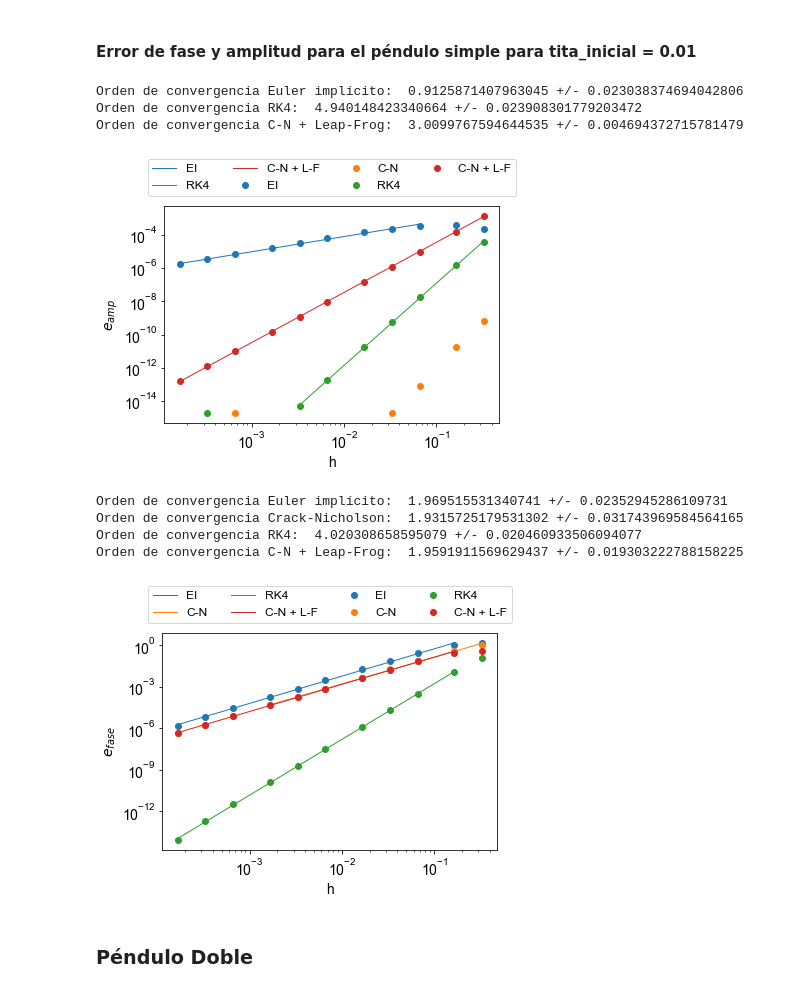
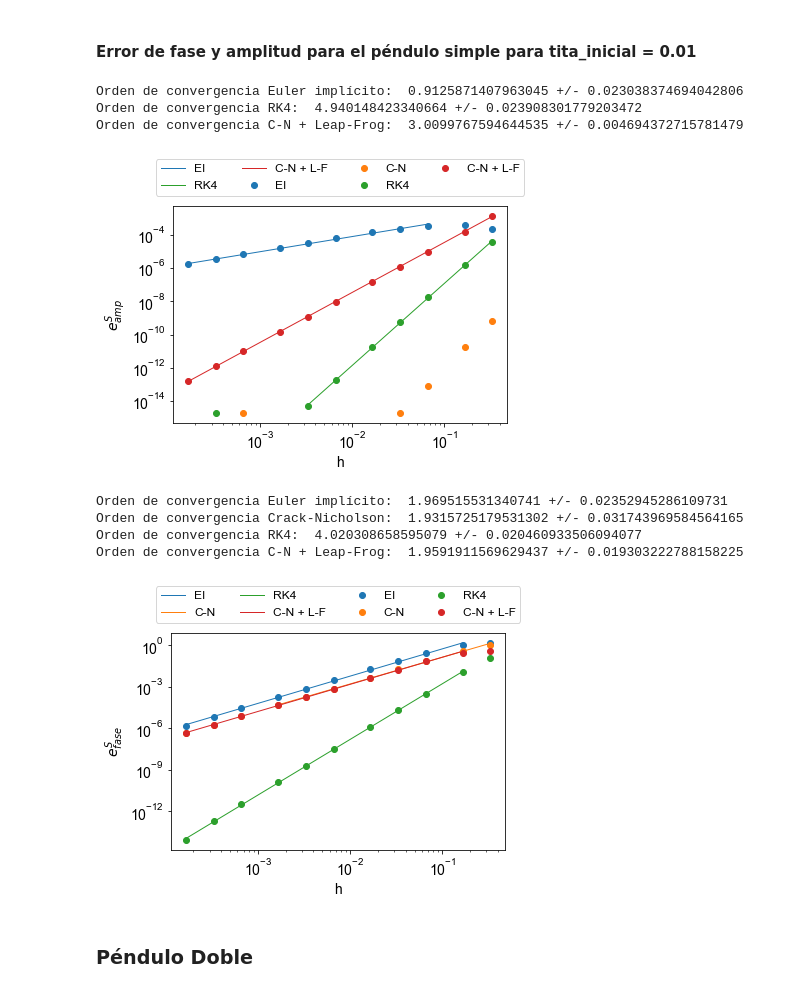
Before and after one commit to Lupama2/Guias_Metodos_Num_Fluidos_I, a Jupyter notebook: Guias/Guia_2/Ejercicio_4/Programa/graficos/graficos.ipynb, the cells around one changed output. Saved outputs shown, nothing was run; the diff lists cells and outputs as text; code cells hidden in the pictures.

```diff
--- a/Guias/Guia_2/Ejercicio_4/Programa/graficos/graficos.ipynb
+++ b/Guias/Guia_2/Ejercicio_4/Programa/graficos/graficos.ipynb
@@ -259,35 +259,35 @@ print("Orden de convergencia RK4: ", m, "+/-", matrix_cov[0,0]**0.5)
 plt.plot(x, np.exp(m*np.log(x) + b), label='RK4',linewidth=1, color = "tab:green")
 
 x, y = datos_h[limits_CNLF[0]:limits_CNLF[1]], datos_amplitud[limits_CNLF[0]:limits_CNLF[1],3]
 coefs, matrix_cov = np.polyfit(np.log(x), np.log(np.abs(y)), 1, cov = True)
 m, b = coefs[0], coefs[1]
 print("Orden de convergencia C-N + Leap-Frog: ", m, "+/-", matrix_cov[0,0]**0.5)
 plt.plot(x, np.exp(m*np.log(x) + b), label='C-N + L-F',linewidth=1, color = "tab:red")
 
 
 
 plt.plot(datos_h, np.abs(datos_amplitud[:,0]), label='EI',marker='o',linewidth=0, color = "tab:blue")
 plt.plot(datos_h, np.abs(datos_amplitud[:,1]), label='C-N',marker='o',linewidth=0, color = "tab:orange")
 plt.plot(datos_h, np.abs(datos_amplitud[:,2]), label='RK4',marker='o',linewidth=0, color = "tab:green")
 plt.plot(datos_h, np.abs(datos_amplitud[:,3]), label='C-N + L-F',marker='o',linewidth=0, color = "tab:red")
 #Parámetros del gráfico:
 plt.legend(loc='lower center', ncol = 4, bbox_to_anchor=(0, 1.02, 1, 0.2),fontsize = 12)
 plt.xlabel('h')
-plt.ylabel('$e_{amp}$')
+plt.ylabel('$e_{amp}^S$')
 # plt.xticks(x, my_xticks)
 # plt.yticks(np.arange(y.min(), y.max(), 0.005))
 # plt.yticks(np.arange(-0.5,0.5 + 0.2,0.2))
 # plt.xlim(10.0**-4, 10.0**0)
 plt.xscale("log")
 plt.yscale("log")
 
 #Guardo el gráfico
 plt.savefig('error_amplitud_simple_angulo_bajo.pdf', format='pdf',bbox_inches = "tight")
 # %% [output]
 Orden de convergencia Euler implícito:  0.9125871407963045 +/- 0.023038374694042806
 Orden de convergencia RK4:  4.940148423340664 +/- 0.023908301779203472
 Orden de convergencia C-N + Leap-Frog:  3.0099767594644535 +/- 0.004694372715781479
-[figure, old version]
+[figure, new version]
 # %%
 #ERROR DE FASE
 
@@ -339,7 +339,7 @@ plt.plot(datos_h, np.abs(datos_fase[:,3]), label='C-N + L-F',marker='o',linewidt
 #Parámetros del gráfico:
 plt.legend(loc='lower center', ncol = 4, bbox_to_anchor=(0, 1.02, 1, 0.2),fontsize = 12)
 plt.xlabel('h')
-plt.ylabel('$e_{fase}$')
+plt.ylabel('$e_{fase}^S$')
 # plt.xticks(x, my_xticks)
 # plt.yticks(np.arange(y.min(), y.max(), 0.005))
 # plt.yticks(np.arange(-0.5,0.5 + 0.2,0.2))
@@ -354,7 +354,7 @@ Orden de convergencia Euler implícito:  1.969515531340741 +/- 0.023529452861097
 Orden de convergencia Crack-Nicholson:  1.9315725179531302 +/- 0.031743969584564165
 Orden de convergencia RK4:  4.020308658595079 +/- 0.020460933506094077
 Orden de convergencia C-N + Leap-Frog:  1.9591911569629437 +/- 0.019303222788158225
-[figure, old version]
+[figure, new version]
 # %% [markdown]
 ### Péndulo Doble
 # %% [markdown]
```
Also changed, not shown: parts of 6 cells of this notebook, 17 other files.
